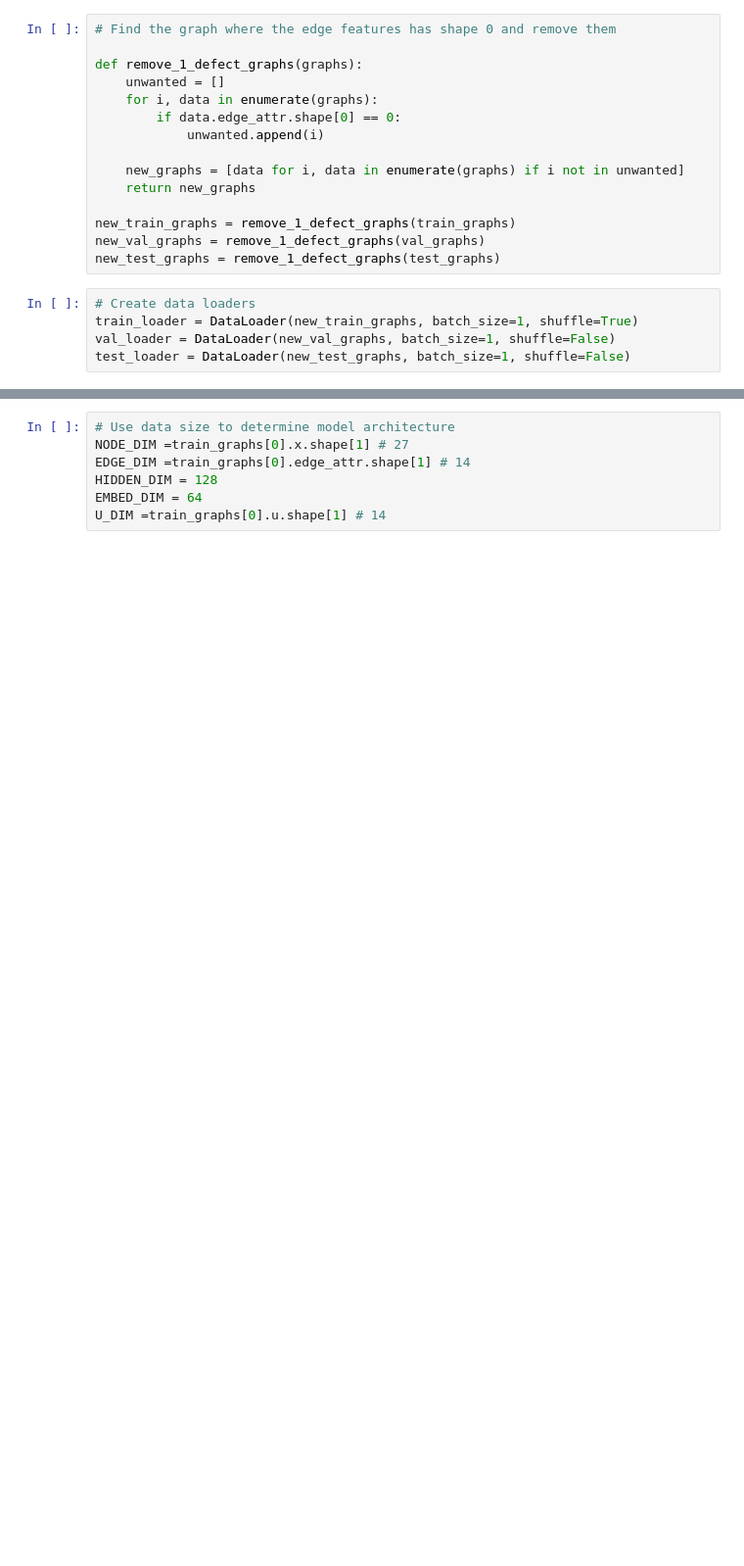
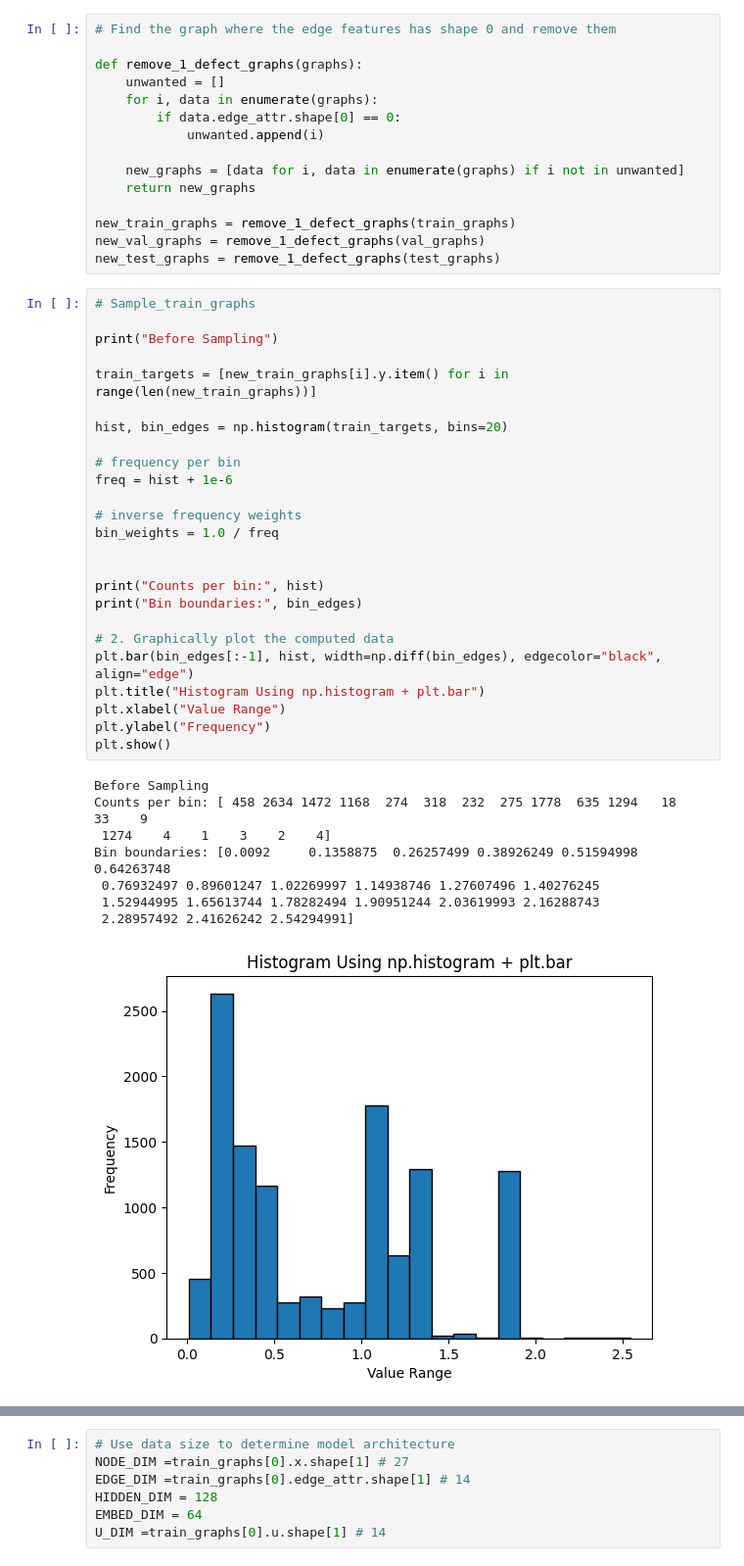
Before and after one commit to AdamKimhub/Msproject1, a Jupyter notebook: gnn_model2.ipynb, the cells around one changed output, grey strips where cells are left out. Shown at 98% size. Drawn from its saved outputs; the diff is of its cells as text; blank space fills up the shorter version.

```diff
--- a/gnn_model2.ipynb
+++ b/gnn_model2.ipynb
@@ -190,8 +62,37 @@ def remove_1_defect_graphs(graphs):
 new_train_graphs = remove_1_defect_graphs(train_graphs)
 new_val_graphs = remove_1_defect_graphs(val_graphs)
 new_test_graphs = remove_1_defect_graphs(test_graphs)
-# %%
-# Create data loaders
-train_loader = DataLoader(new_train_graphs, batch_size=1, shuffle=True)
-val_loader = DataLoader(new_val_graphs, batch_size=1, shuffle=False)
-test_loader = DataLoader(new_test_graphs, batch_size=1, shuffle=False)
+# %%
+# Sample_train_graphs
+
+print("Before Sampling")
+
+train_targets = [new_train_graphs[i].y.item() for i in range(len(new_train_graphs))]
+
+hist, bin_edges = np.histogram(train_targets, bins=20)
+
+# frequency per bin
+freq = hist + 1e-6
+
+# inverse frequency weights
+bin_weights = 1.0 / freq
+
+
+print("Counts per bin:", hist)
+print("Bin boundaries:", bin_edges)
+
+# 2. Graphically plot the computed data
+plt.bar(bin_edges[:-1], hist, width=np.diff(bin_edges), edgecolor="black", align="edge")
+plt.title("Histogram Using np.histogram + plt.bar")
+plt.xlabel("Value Range")
+plt.ylabel("Frequency")
+plt.show()
+# %% [output]
+Before Sampling
+Counts per bin: [ 458 2634 1472 1168  274  318  232  275 1778  635 1294   18   33    9
+ 1274    4    1    3    2    4]
+Bin boundaries: [0.0092     0.1358875  0.26257499 0.38926249 0.51594998 0.64263748
+ 0.76932497 0.89601247 1.02269997 1.14938746 1.27607496 1.40276245
+ 1.52944995 1.65613744 1.78282494 1.90951244 2.03619993 2.16288743
+ 2.28957492 2.41626242 2.54294991]
+[figure, added]
```
Also changed, not shown: parts of 21 cells of this notebook, 15 other files.
